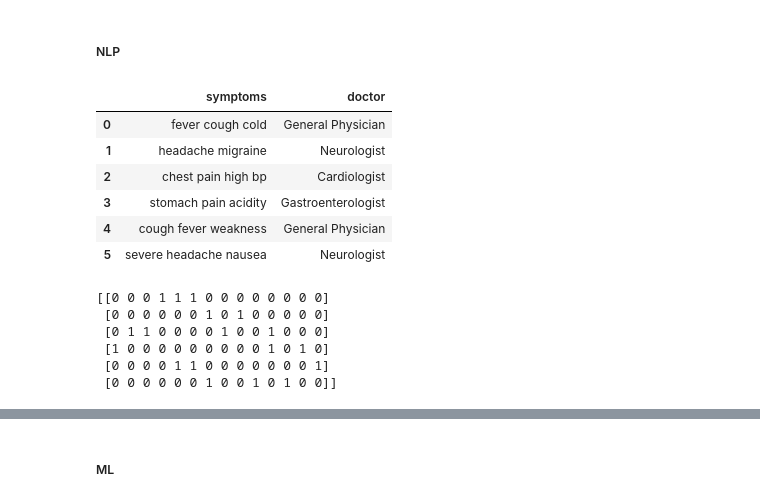
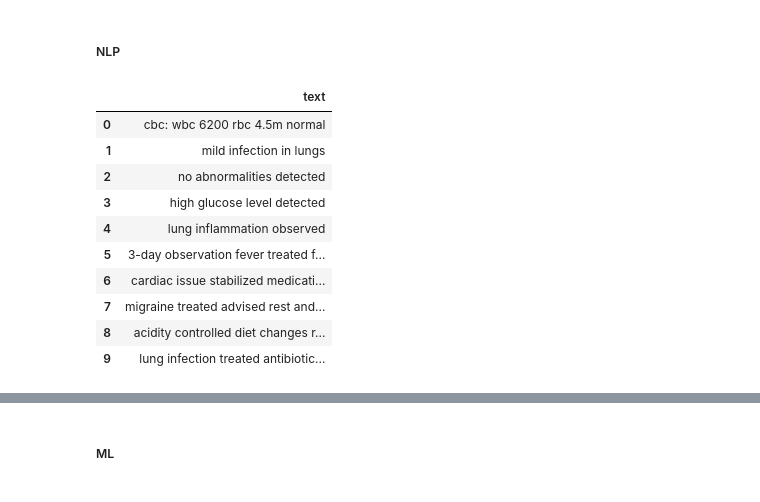
Before and after one commit to Rekha-vivek/Care_Connect_AI, a Jupyter notebook: Care_connect_AI.ipynb, the cells around one changed output, grey strips where cells are left out. Saved outputs shown, nothing was run; the diff lists cells and outputs as text; code cells hidden in the pictures.

```diff
--- a/Care_connect_AI.ipynb
+++ b/Care_connect_AI.ipynb
@@ -598,0 +971,18 @@ plt.show()
+# %%
+#Mapping
+doctor_map = {
+    "cardiac": "Cardiologist",
+    "migraine": "Neurologist",
+    "acidity": "Gastroenterologist",
+    "lung": "Pulmonologist",
+    "infection": "General Physician",
+    "fever": "General Physician",
+    "brain": "Neurologist",
+    "heart": "Cardiologist",
+    "diabetes": "Endocrinologist",
+    "unknown": "General Physician"
+}
+# %%
+ds_df['recommended_doctor'] = ds_df['condition'].map(doctor_map)
+
+##Based on extracted conditions, appropriate doctors are recommended,enabling automated healthcare decision support.
@@ -599,44 +1202,24 @@ plt.show()
 # %% [markdown]
 ##### NLP
 # %%
-data = {
-    "symptoms": [
-        "fever cough cold",
-        "headache migraine",
-        "chest pain high bp",
-        "stomach pain acidity",
-        "cough fever weakness",
-        "severe headache nausea"
-    ],
-    "doctor": [
-        "General Physician",
-        "Neurologist",
-        "Cardiologist",
-        "Gastroenterologist",
-        "General Physician",
-        "Neurologist"
-    ]
-}
+combined_text = pd.concat([
+    mr_df['Extracted_text'],
+    ds_df['Summary_text']
+]).reset_index(drop=True)
 
-df = pd.DataFrame(data)
-df
+combined_df = pd.DataFrame({"text": combined_text})
+
+combined_df
+#Combined medical reports and discharge summaries into a single dataset to create a unified text source for model training.
 # %% [output]
-|  | symptoms | doctor |
-| 0 | fever cough cold | General Physician |
-| 1 | headache migraine | Neurologist |
-| 2 | chest pain high bp | Cardiologist |
-| 3 | stomach pain acidity | Gastroenterologist |
-| 4 | cough fever weakness | General Physician |
-| 5 | severe headache nausea | Neurologist |
+|  | text |
+| 0 | cbc: wbc 6200 rbc 4.5m normal |
+| 1 | mild infection in lungs |
+| 2 | no abnormalities detected |
+| 3 | high glucose level detected |
+| 4 | lung inflammation observed |
+| 5 | 3-day observation fever treated f... |
+| 6 | cardiac issue stabilized medicati... |
+| 7 | migraine treated advised rest and... |
+| 8 | acidity controlled diet changes r... |
+| 9 | lung infection treated antibiotic... |
-# %%
-vectorizer = CountVectorizer()
-X = vectorizer.fit_transform(df["symptoms"])
-
-print(X.toarray())
-# %% [output]
-[[0 0 0 1 1 1 0 0 0 0 0 0 0 0]
- [0 0 0 0 0 0 1 0 1 0 0 0 0 0]
- [0 1 1 0 0 0 0 1 0 0 1 0 0 0]
- [1 0 0 0 0 0 0 0 0 0 1 0 1 0]
- [0 0 0 0 1 1 0 0 0 0 0 0 0 1]
- [0 0 0 0 0 0 1 0 0 1 0 1 0 0]]
```
Also changed, not shown: parts of 131 cells of this notebook, 10 other files.
